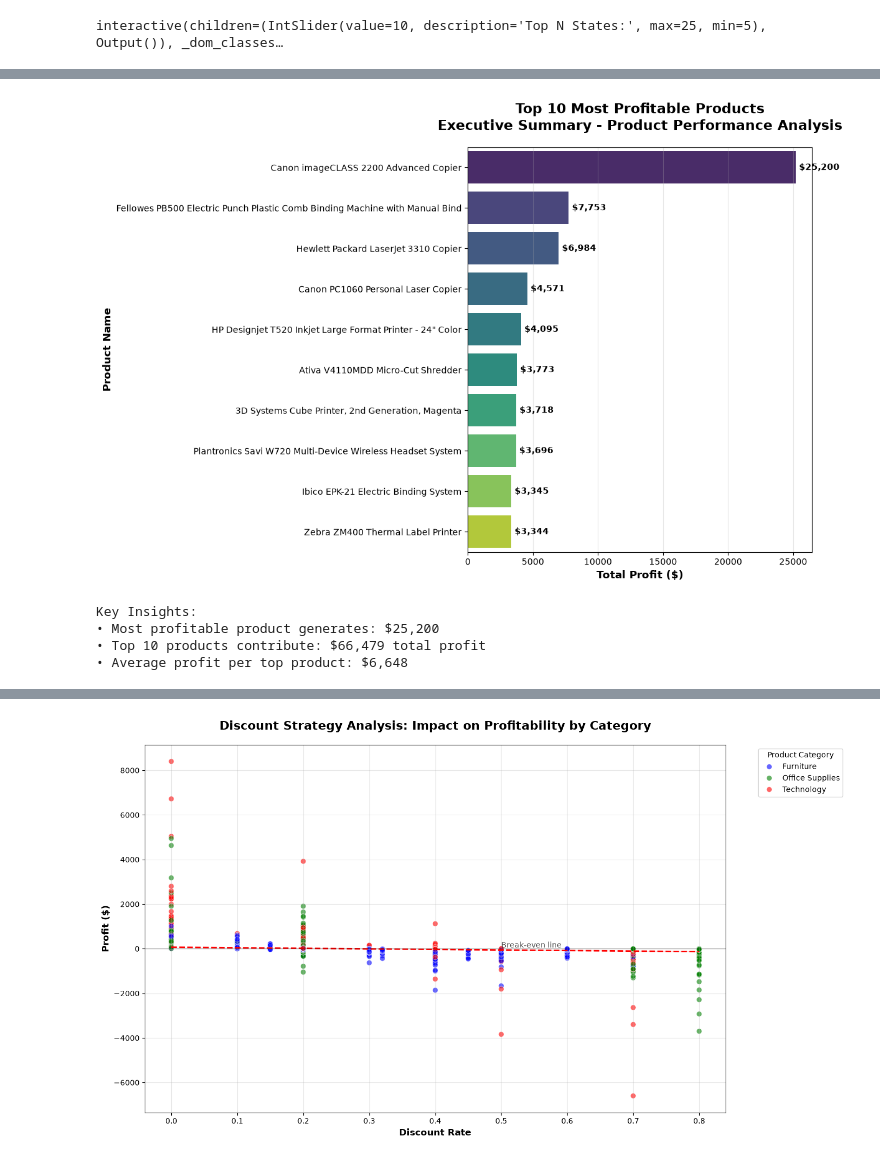
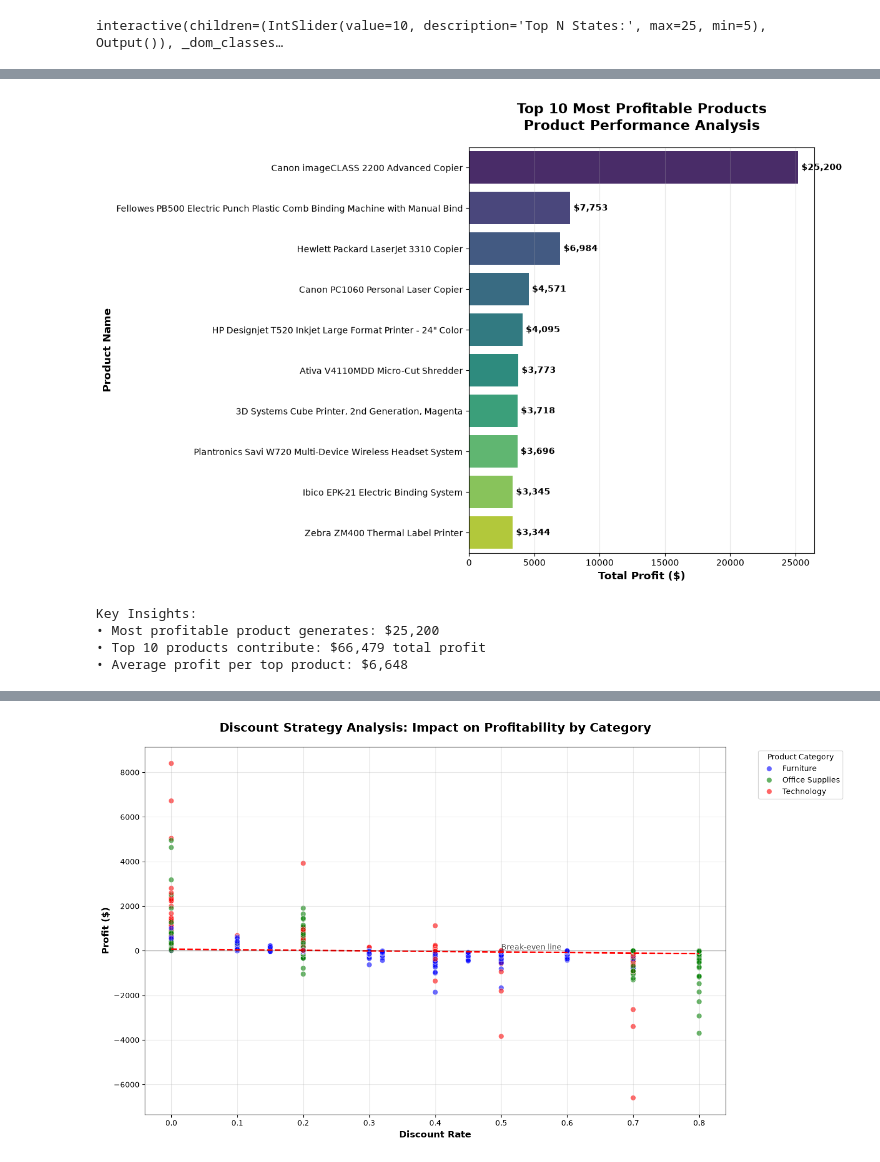
Before and after one commit to esti-sidley342/DI-Bootcamp-Stage1, a Jupyter notebook: Week3/Day6/DailyChallenge/Week3Day6.ipynb, the cells around one changed output, grey strips where cells are left out. Drawn from its saved outputs; the diff is of its cells as text; code cells hidden in the pictures.

```diff
--- a/Week3/Day6/DailyChallenge/Week3Day6.ipynb
+++ b/Week3/Day6/DailyChallenge/Week3Day6.ipynb
@@ -254,32 +312,32 @@ High performing states are California, New York, Texas, Washington and Pennsylva
 # %%
 # Analyze top profitable products
 product_profit = df.groupby('Product Name')['Profit'].sum().sort_values(ascending=False).head(10)
 
 plt.figure(figsize=(12, 8))
 ax = sns.barplot(x=product_profit.values, y=product_profit.index,
                 palette='viridis', orient='h')
 
 # Customize the plot
-plt.title('Top 10 Most Profitable Products\nExecutive Summary - Product Performance Analysis',
+plt.title('Top 10 Most Profitable Products\nProduct Performance Analysis',
           fontsize=16, fontweight='bold', pad=20)
 plt.xlabel('Total Profit ($)', fontsize=12, fontweight='bold')
 plt.ylabel('Product Name', fontsize=12, fontweight='bold')
 
 # Add value annotations
 for i, (product, profit) in enumerate(product_profit.items()):
     ax.text(profit + product_profit.max() * 0.01, i, f'${profit:,.0f}',
             va='center', fontweight='bold', fontsize=10)
 
 plt.grid(axis='x', alpha=0.3)
 plt.tight_layout()
 plt.show()
 
 print("Key Insights:")
 print(f"• Most profitable product generates: ${product_profit.iloc[0]:,.0f}")
 print(f"• Top 10 products contribute: ${product_profit.sum():,.0f} total profit")
 print(f"• Average profit per top product: ${product_profit.mean():,.0f}")
 # %% [output]
-[figure, old version]
+[figure, new version]
 Key Insights:
 • Most profitable product generates: $25,200
 • Top 10 products contribute: $66,479 total profit
```
Also changed, not shown: parts of 10 cells of this notebook.
